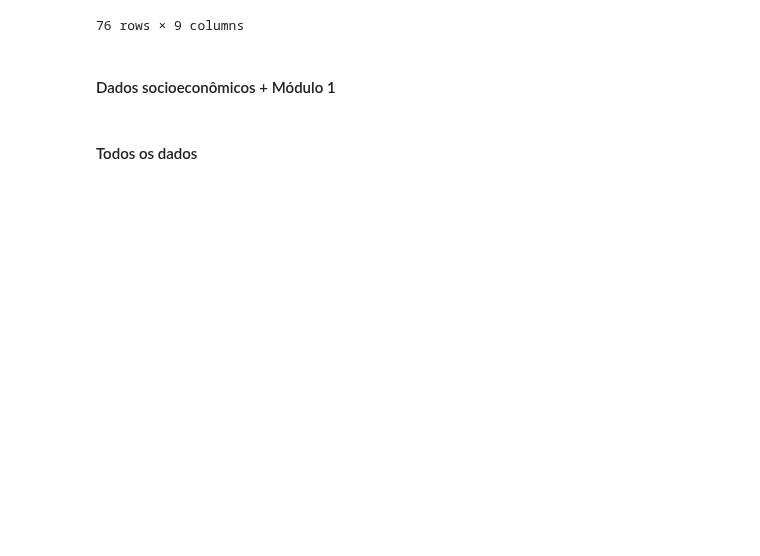
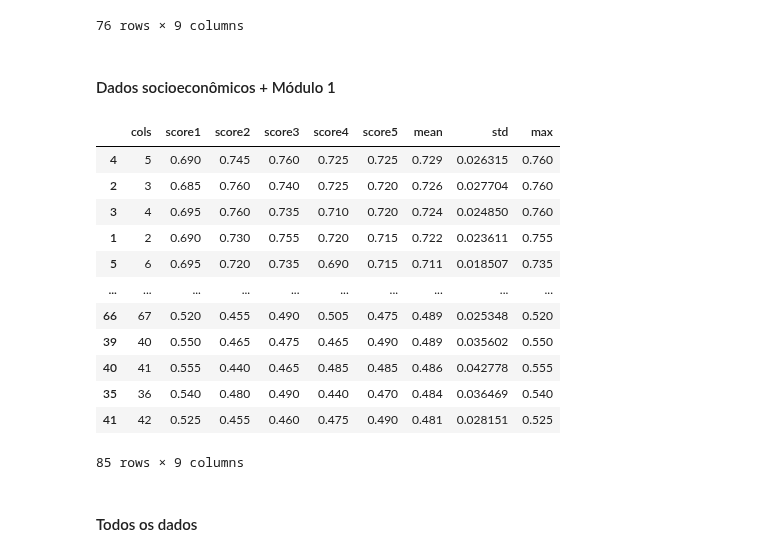
Before and after one commit to usr-bin32/data-mining-assignments, a Jupyter notebook: p6/notebook.ipynb, the cells around one changed output. Drawn from its saved outputs; the diff is of its cells as text; code cells hidden in the pictures; blank space fills up the shorter version.

```diff
--- a/p6/notebook.ipynb
+++ b/p6/notebook.ipynb
@@ -560,26 +530,45 @@ results.sort_values("mean", ascending=False)
 #### Dados socioeconômicos + Módulo 1
 # %%
 results = []
-for i in range(len(cols_scores_se)):
-    X = df_sociais[cols_scores_se.loc[:i, "column"]]
+mixed_cols_scores = (
+    pd.concat([cols_scores_se, cols_scores_m1]).reset_index().sort_values("score")
+)
+mixed_df = pd.concat([df_sociais, df_modulo1], axis=1)
+for i in range(len(mixed_cols_scores)):
+    s = mixed_cols_scores.loc[:i, "column"]
+    X = mixed_df[s]
     X = preprocess(X, cols_ord, cats_ord, cols_nom)
 
     clf = DecisionTreeClassifier()
     result = cross_validate(clf, X, y)
 
     results.append([i + 1] + list(result["test_score"]))
 results = pd.DataFrame(
     results, columns=["cols", "score1", "score2", "score3", "score4", "score5"]
 )
 
 mean = results[results.columns[1:]].mean(axis=1)
 std = results[results.columns[1:]].std(axis=1)
 max_ = results[results.columns[1:]].max(axis=1)
 results["mean"] = mean
 results["std"] = std
 results["max"] = max_
 
 results.sort_values("mean", ascending=False)
+# %% [output]
+|  | cols | score1 | score2 | score3 | score4 | score5 | mean | std | max |
+| 4 | 5 | 0.690 | 0.745 | 0.760 | 0.725 | 0.725 | 0.729 | 0.026315 | 0.760 |
+| 2 | 3 | 0.685 | 0.760 | 0.740 | 0.725 | 0.720 | 0.726 | 0.027704 | 0.760 |
+| 3 | 4 | 0.695 | 0.760 | 0.735 | 0.710 | 0.720 | 0.724 | 0.024850 | 0.760 |
+| 1 | 2 | 0.690 | 0.730 | 0.755 | 0.720 | 0.715 | 0.722 | 0.023611 | 0.755 |
+| 5 | 6 | 0.695 | 0.720 | 0.735 | 0.690 | 0.715 | 0.711 | 0.018507 | 0.735 |
+| ... | ... | ... | ... | ... | ... | ... | ... | ... | ... |
+| 66 | 67 | 0.520 | 0.455 | 0.490 | 0.505 | 0.475 | 0.489 | 0.025348 | 0.520 |
+| 39 | 40 | 0.550 | 0.465 | 0.475 | 0.465 | 0.490 | 0.489 | 0.035602 | 0.550 |
+| 40 | 41 | 0.555 | 0.440 | 0.465 | 0.485 | 0.485 | 0.486 | 0.042778 | 0.555 |
+| 35 | 36 | 0.540 | 0.480 | 0.490 | 0.440 | 0.470 | 0.484 | 0.036469 | 0.540 |
+| 41 | 42 | 0.525 | 0.455 | 0.460 | 0.475 | 0.490 | 0.481 | 0.028151 | 0.525 |
+85 rows × 9 columns
 # %% [markdown]
 #### Todos os dados
 # %%
```
Also changed, not shown: parts of 3 cells of this notebook.
